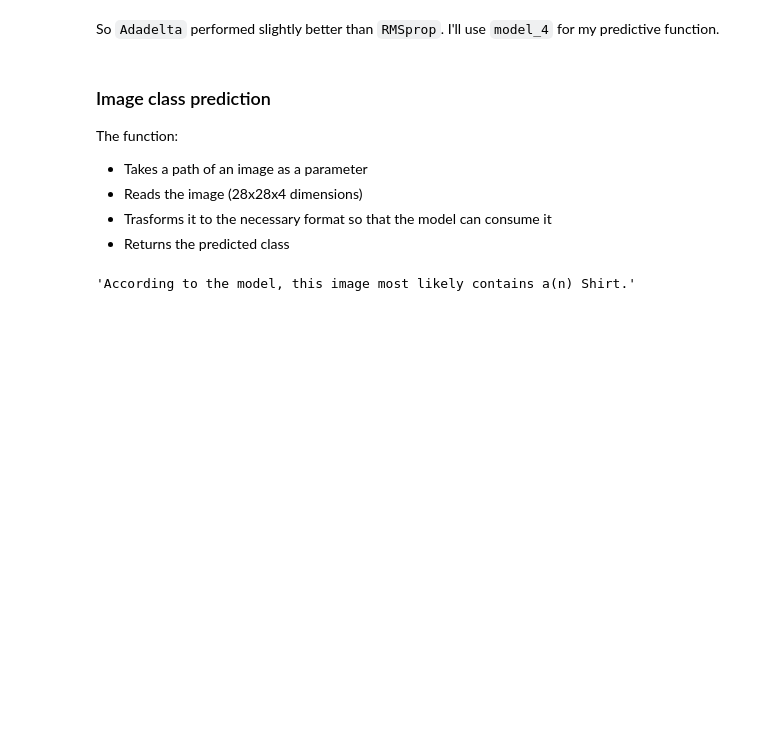
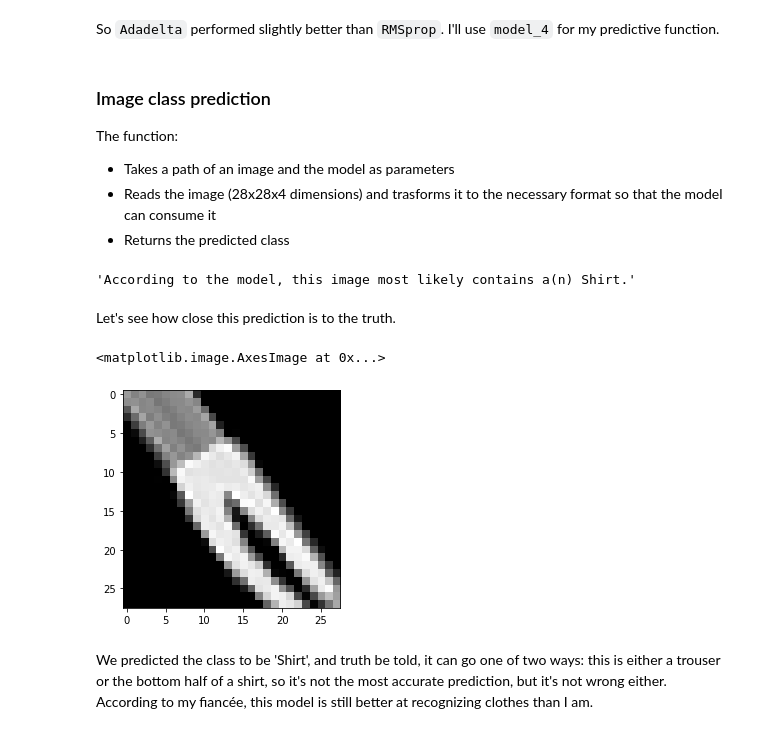
Before and after one commit to szigony/ceu-dl-with-python, a Jupyter notebook: assignments/Patrik_Szigeti-DL_10_Home_Assignment_2.ipynb, the cells around one changed output. Saved outputs shown, nothing was run; the diff lists cells and outputs as text; code cells hidden in the pictures; blank space fills up the shorter version.

```diff
--- a/assignments/Patrik_Szigeti-DL_10_Home_Assignment_2.ipynb
+++ b/assignments/Patrik_Szigeti-DL_10_Home_Assignment_2.ipynb
@@ -347,9 +348,8 @@ model = df_model_accuracies.loc[highest_accuracy_model]['model']
 ### Image class prediction <a class="anchor" id="predict-class"></a>
 
 The function:
-* Takes a path of an image as a parameter
-* Reads the image (28x28x4 dimensions)
-* Trasforms it to the necessary format so that the model can consume it
+* Takes a path of an image and the model as parameters
+* Reads the image (28x28x4 dimensions) and trasforms it to the necessary format so that the model can consume it
 * Returns the predicted class
 # %%
 fashion_classes = {0: 'T-shirt/top', 1: 'Trouser', 2: 'Pullover', 3: 'Dress', 4: 'Coat', 5: 'Sandal', 6: 'Shirt',
@@ -368,3 +368,12 @@ def predict_fashion(img_path, model=model):
 predict_fashion('data/fashion/test.png')
 # %% [output]
 'According to the model, this image most likely contains a(n) Shirt.'
+# %% [markdown]
+Let's see how close this prediction is to the truth.
+# %%
+plt.imshow(io.imread('data/fashion/test.png', as_gray=True), cmap=plt.get_cmap('gray'))
+# %% [output]
+<matplotlib.image.AxesImage at 0x...>
+[figure, added]
+# %% [markdown]
+We predicted the class to be 'Shirt', and truth be told, it can go one of two ways: this is either a trouser or the bottom half of a shirt, so it's not the most accurate prediction, but it's not wrong either. According to my fiancée, this model is still better at recognizing clothes than I am.
```
Also changed, not shown: parts of 10 cells of this notebook.
